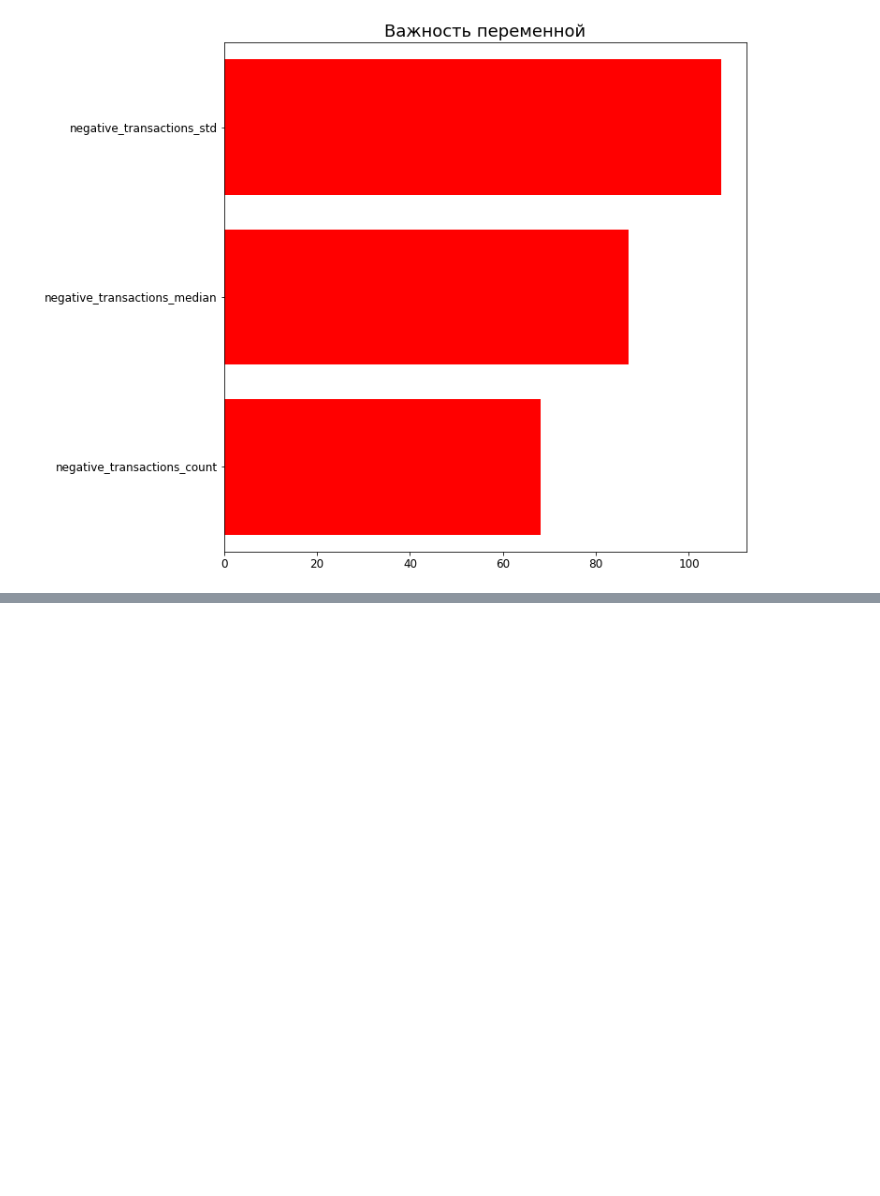
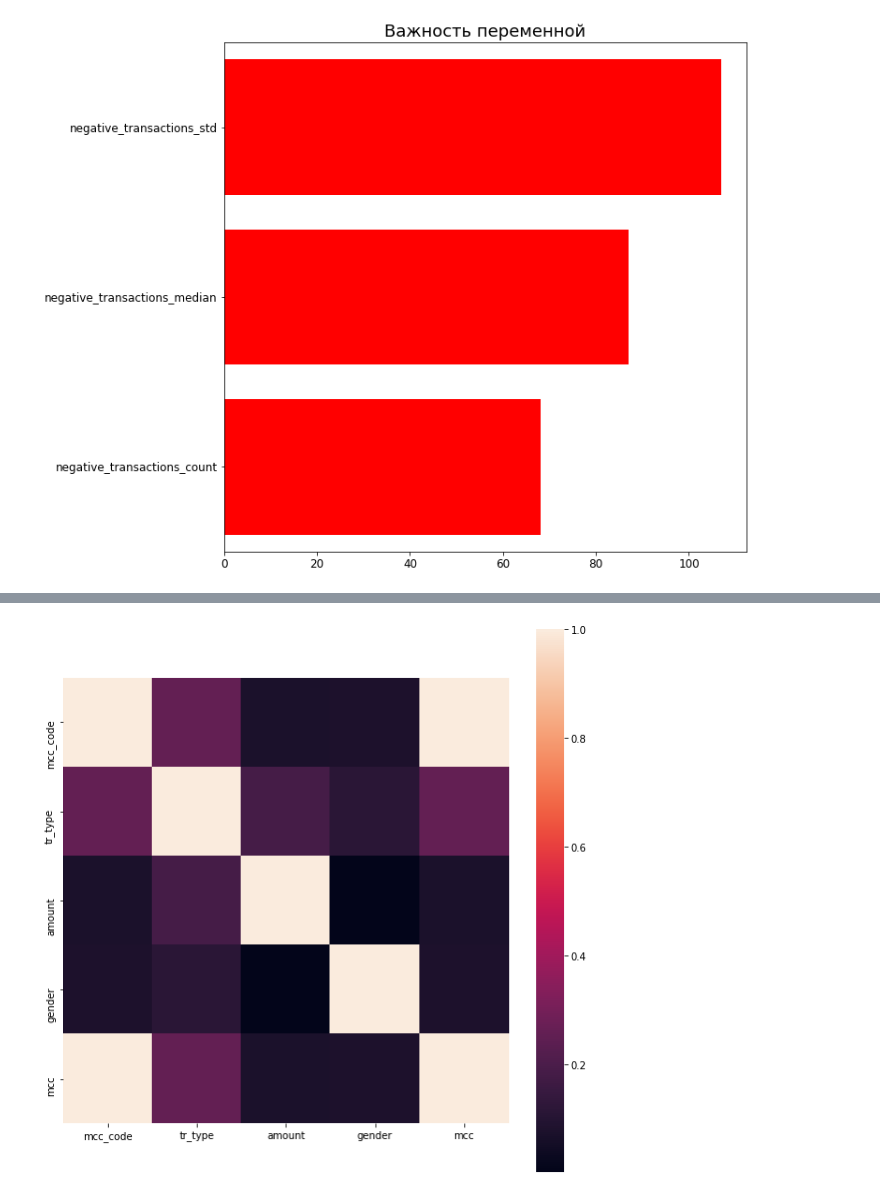
Before and after one commit to alexey9019/data, a Jupyter notebook: 1.ipynb, the cells around one changed output, grey strips where cells are left out. Cells and saved outputs as stored; diff of their text form; code cells hidden in the pictures; blank space fills up the shorter version.

```diff
--- a/1.ipynb
+++ b/1.ipynb
@@ -151,0 +207,6 @@ submission.to_csv('/content/data/submission_advanced.csv')
+# %%
+plt.subplots(figsize=(10,10))
+sns.heatmap(transactions_train.corr(), square=True)
+plt.show()
+# %% [output]
+[figure, added]
```
Also changed, not shown: parts of 23 cells of this notebook.
